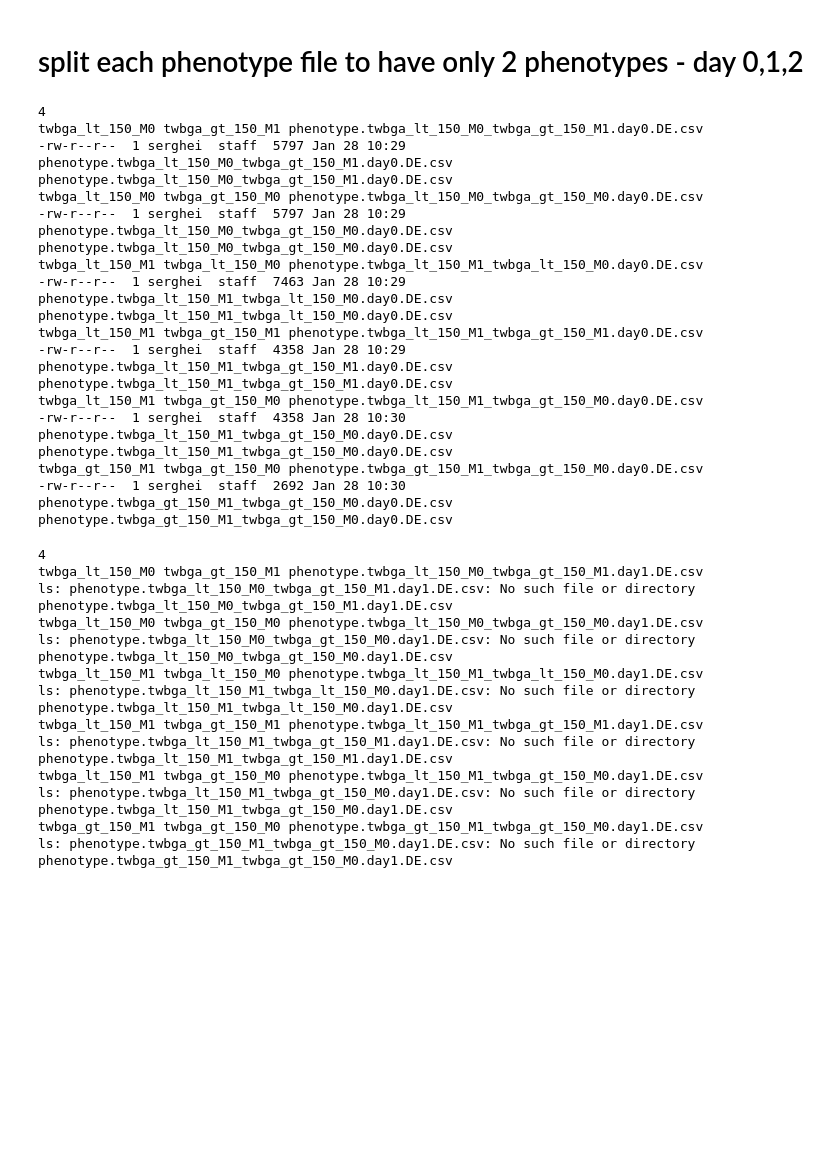
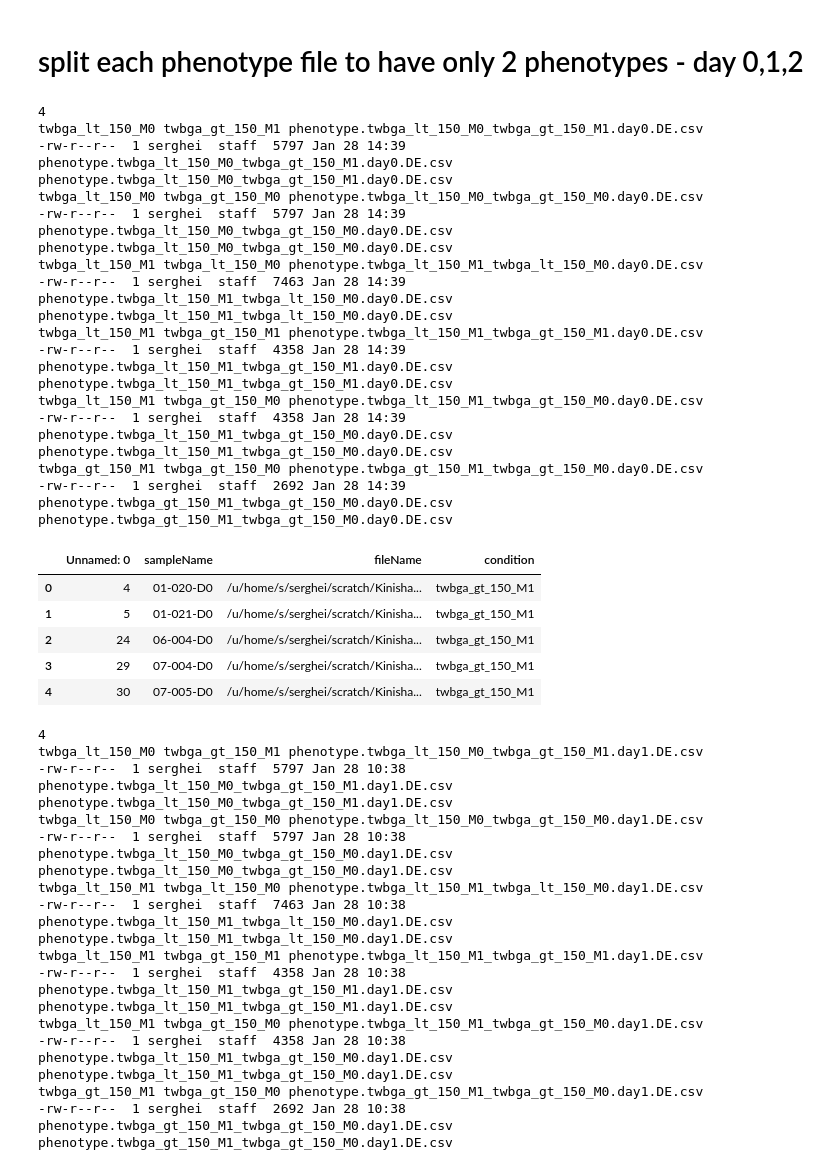
Before and after one commit to myCollaborations/Kinisha.Gala, a Jupyter notebook: prepare.ipynb, the cells around one changed output. Drawn from its saved outputs; the diff is of its cells as text; code cells hidden in the pictures; blank space fills up the shorter version.

Commit message:
update notebook on how the phenotype files are generated

```diff
--- a/prepare.ipynb
+++ b/prepare.ipynb
@@ -372,40 +368,48 @@ data_twbga_gt_150_M0=data0.loc[data0['condition'] == 'twbga_gt_150_M0']
 
 dict={}
 for p in phenotypes:
     dict[p]=data0.loc[data0['condition'] == p]
 
 for i in phenotypes:
     for j in phenotypes:
         if i>j:
             print i,j,'phenotype.'+i+"_"+j+'.'+day+'.DE.csv'
             index=i+"_"+j
             file=open("Run"+index+day+".sh","w")
             file_phenotype="phenotype."+index+"."+day+".DE.csv"
             !ls -l $file_phenotype
             print file_phenotype
-            dict[i].append(dict[j], ignore_index=True).to_csv('phenotype.'+index+'.'+day+'.DE.csv', sep='\t')
+            dict_temp=dict[i].append(dict[j], ignore_index=True)
+            dict_temp.to_csv('phenotype.'+index+'.'+day+'.DE.csv', sep='\t')
             file.write("~/project/anaconda2/bin/Rscript de.R "+file_phenotype+" $PWD/analysis.DE.genes."+day+"."+index+day)
             file.close()
+dict_temp.head()
 # %% [output]
 4
 twbga_lt_150_M0 twbga_gt_150_M1 phenotype.twbga_lt_150_M0_twbga_gt_150_M1.day0.DE.csv
--rw-r--r--  1 serghei  staff  5797 Jan 28 10:29 phenotype.twbga_lt_150_M0_twbga_gt_150_M1.day0.DE.csv
+-rw-r--r--  1 serghei  staff  5797 Jan 28 14:39 phenotype.twbga_lt_150_M0_twbga_gt_150_M1.day0.DE.csv
 phenotype.twbga_lt_150_M0_twbga_gt_150_M1.day0.DE.csv
 twbga_lt_150_M0 twbga_gt_150_M0 phenotype.twbga_lt_150_M0_twbga_gt_150_M0.day0.DE.csv
--rw-r--r--  1 serghei  staff  5797 Jan 28 10:29 phenotype.twbga_lt_150_M0_twbga_gt_150_M0.day0.DE.csv
+-rw-r--r--  1 serghei  staff  5797 Jan 28 14:39 phenotype.twbga_lt_150_M0_twbga_gt_150_M0.day0.DE.csv
 phenotype.twbga_lt_150_M0_twbga_gt_150_M0.day0.DE.csv
 twbga_lt_150_M1 twbga_lt_150_M0 phenotype.twbga_lt_150_M1_twbga_lt_150_M0.day0.DE.csv
--rw-r--r--  1 serghei  staff  7463 Jan 28 10:29 phenotype.twbga_lt_150_M1_twbga_lt_150_M0.day0.DE.csv
+-rw-r--r--  1 serghei  staff  7463 Jan 28 14:39 phenotype.twbga_lt_150_M1_twbga_lt_150_M0.day0.DE.csv
 phenotype.twbga_lt_150_M1_twbga_lt_150_M0.day0.DE.csv
 twbga_lt_150_M1 twbga_gt_150_M1 phenotype.twbga_lt_150_M1_twbga_gt_150_M1.day0.DE.csv
--rw-r--r--  1 serghei  staff  4358 Jan 28 10:29 phenotype.twbga_lt_150_M1_twbga_gt_150_M1.day0.DE.csv
+-rw-r--r--  1 serghei  staff  4358 Jan 28 14:39 phenotype.twbga_lt_150_M1_twbga_gt_150_M1.day0.DE.csv
 phenotype.twbga_lt_150_M1_twbga_gt_150_M1.day0.DE.csv
 twbga_lt_150_M1 twbga_gt_150_M0 phenotype.twbga_lt_150_M1_twbga_gt_150_M0.day0.DE.csv
--rw-r--r--  1 serghei  staff  4358 Jan 28 10:30 phenotype.twbga_lt_150_M1_twbga_gt_150_M0.day0.DE.csv
+-rw-r--r--  1 serghei  staff  4358 Jan 28 14:39 phenotype.twbga_lt_150_M1_twbga_gt_150_M0.day0.DE.csv
 phenotype.twbga_lt_150_M1_twbga_gt_150_M0.day0.DE.csv
 twbga_gt_150_M1 twbga_gt_150_M0 phenotype.twbga_gt_150_M1_twbga_gt_150_M0.day0.DE.csv
--rw-r--r--  1 serghei  staff  2692 Jan 28 10:30 phenotype.twbga_gt_150_M1_twbga_gt_150_M0.day0.DE.csv
+-rw-r--r--  1 serghei  staff  2692 Jan 28 14:39 phenotype.twbga_gt_150_M1_twbga_gt_150_M0.day0.DE.csv
 phenotype.twbga_gt_150_M1_twbga_gt_150_M0.day0.DE.csv
+|  | Unnamed: 0 | sampleName | fileName | condition |
+| 0 | 4 | 01-020-D0 | /u/home/s/serghei/scratch/Kinisha... | twbga_gt_150_M1 |
+| 1 | 5 | 01-021-D0 | /u/home/s/serghei/scratch/Kinisha... | twbga_gt_150_M1 |
+| 2 | 24 | 06-004-D0 | /u/home/s/serghei/scratch/Kinisha... | twbga_gt_150_M1 |
+| 3 | 29 | 07-004-D0 | /u/home/s/serghei/scratch/Kinisha... | twbga_gt_150_M1 |
+| 4 | 30 | 07-005-D0 | /u/home/s/serghei/scratch/Kinisha... | twbga_gt_150_M1 |
 # %%
 day="day1"
 import pandas as pd
@@ -438,22 +442,22 @@ for i in phenotypes:
 # %% [output]
 4
 twbga_lt_150_M0 twbga_gt_150_M1 phenotype.twbga_lt_150_M0_twbga_gt_150_M1.day1.DE.csv
-ls: phenotype.twbga_lt_150_M0_twbga_gt_150_M1.day1.DE.csv: No such file or directory
+-rw-r--r--  1 serghei  staff  5797 Jan 28 10:38 phenotype.twbga_lt_150_M0_twbga_gt_150_M1.day1.DE.csv
 phenotype.twbga_lt_150_M0_twbga_gt_150_M1.day1.DE.csv
 twbga_lt_150_M0 twbga_gt_150_M0 phenotype.twbga_lt_150_M0_twbga_gt_150_M0.day1.DE.csv
-ls: phenotype.twbga_lt_150_M0_twbga_gt_150_M0.day1.DE.csv: No such file or directory
+-rw-r--r--  1 serghei  staff  5797 Jan 28 10:38 phenotype.twbga_lt_150_M0_twbga_gt_150_M0.day1.DE.csv
 phenotype.twbga_lt_150_M0_twbga_gt_150_M0.day1.DE.csv
 twbga_lt_150_M1 twbga_lt_150_M0 phenotype.twbga_lt_150_M1_twbga_lt_150_M0.day1.DE.csv
-ls: phenotype.twbga_lt_150_M1_twbga_lt_150_M0.day1.DE.csv: No such file or directory
+-rw-r--r--  1 serghei  staff  7463 Jan 28 10:38 phenotype.twbga_lt_150_M1_twbga_lt_150_M0.day1.DE.csv
 phenotype.twbga_lt_150_M1_twbga_lt_150_M0.day1.DE.csv
 twbga_lt_150_M1 twbga_gt_150_M1 phenotype.twbga_lt_150_M1_twbga_gt_150_M1.day1.DE.csv
-ls: phenotype.twbga_lt_150_M1_twbga_gt_150_M1.day1.DE.csv: No such file or directory
+-rw-r--r--  1 serghei  staff  4358 Jan 28 10:38 phenotype.twbga_lt_150_M1_twbga_gt_150_M1.day1.DE.csv
 phenotype.twbga_lt_150_M1_twbga_gt_150_M1.day1.DE.csv
 twbga_lt_150_M1 twbga_gt_150_M0 phenotype.twbga_lt_150_M1_twbga_gt_150_M0.day1.DE.csv
-ls: phenotype.twbga_lt_150_M1_twbga_gt_150_M0.day1.DE.csv: No such file or directory
+-rw-r--r--  1 serghei  staff  4358 Jan 28 10:38 phenotype.twbga_lt_150_M1_twbga_gt_150_M0.day1.DE.csv
 phenotype.twbga_lt_150_M1_twbga_gt_150_M0.day1.DE.csv
 twbga_gt_150_M1 twbga_gt_150_M0 phenotype.twbga_gt_150_M1_twbga_gt_150_M0.day1.DE.csv
-ls: phenotype.twbga_gt_150_M1_twbga_gt_150_M0.day1.DE.csv: No such file or directory
+-rw-r--r--  1 serghei  staff  2692 Jan 28 10:38 phenotype.twbga_gt_150_M1_twbga_gt_150_M0.day1.DE.csv
 phenotype.twbga_gt_150_M1_twbga_gt_150_M0.day1.DE.csv
 # %%
 day="day4"
```
Also changed, not shown: parts of 3 cells of this notebook.
